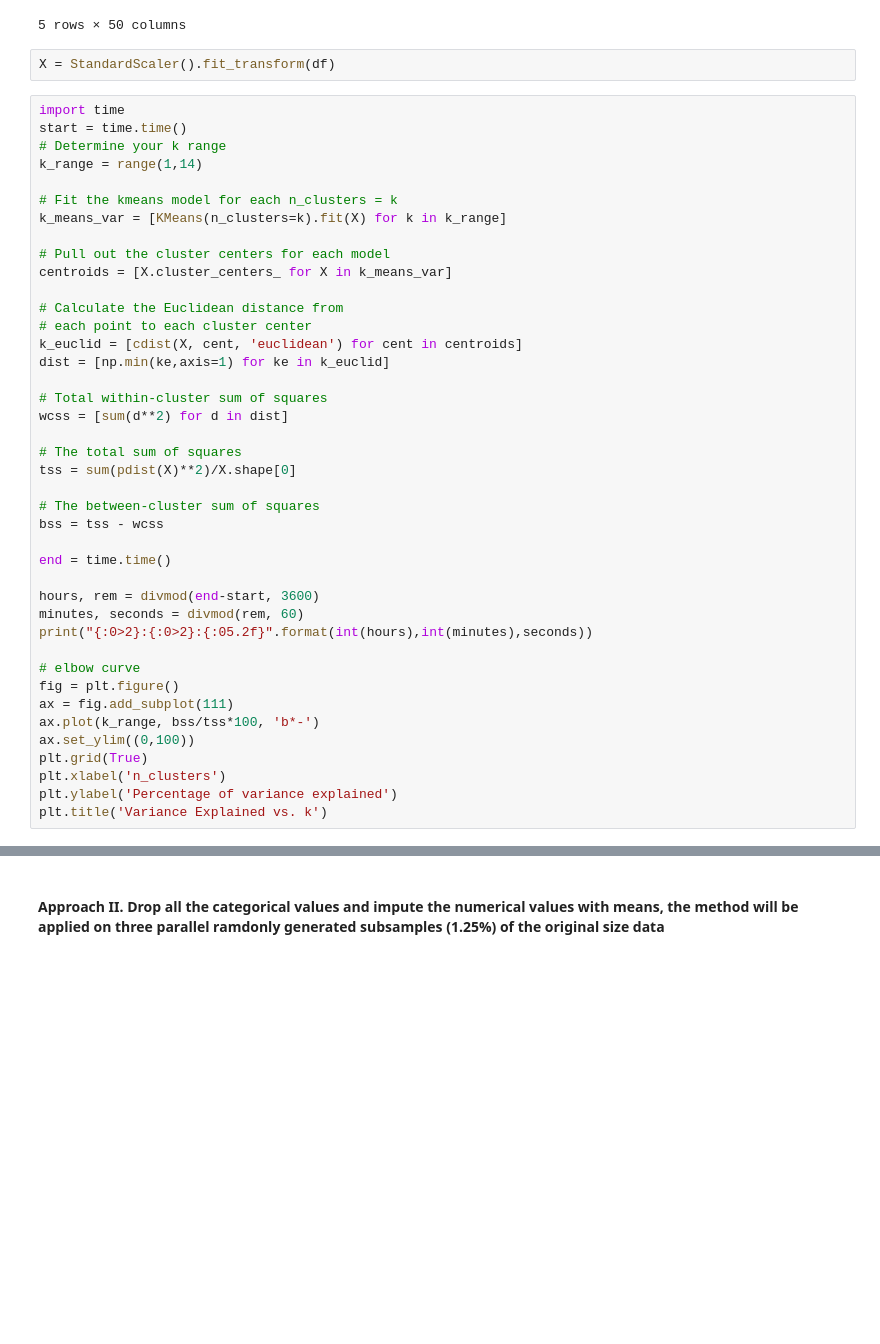
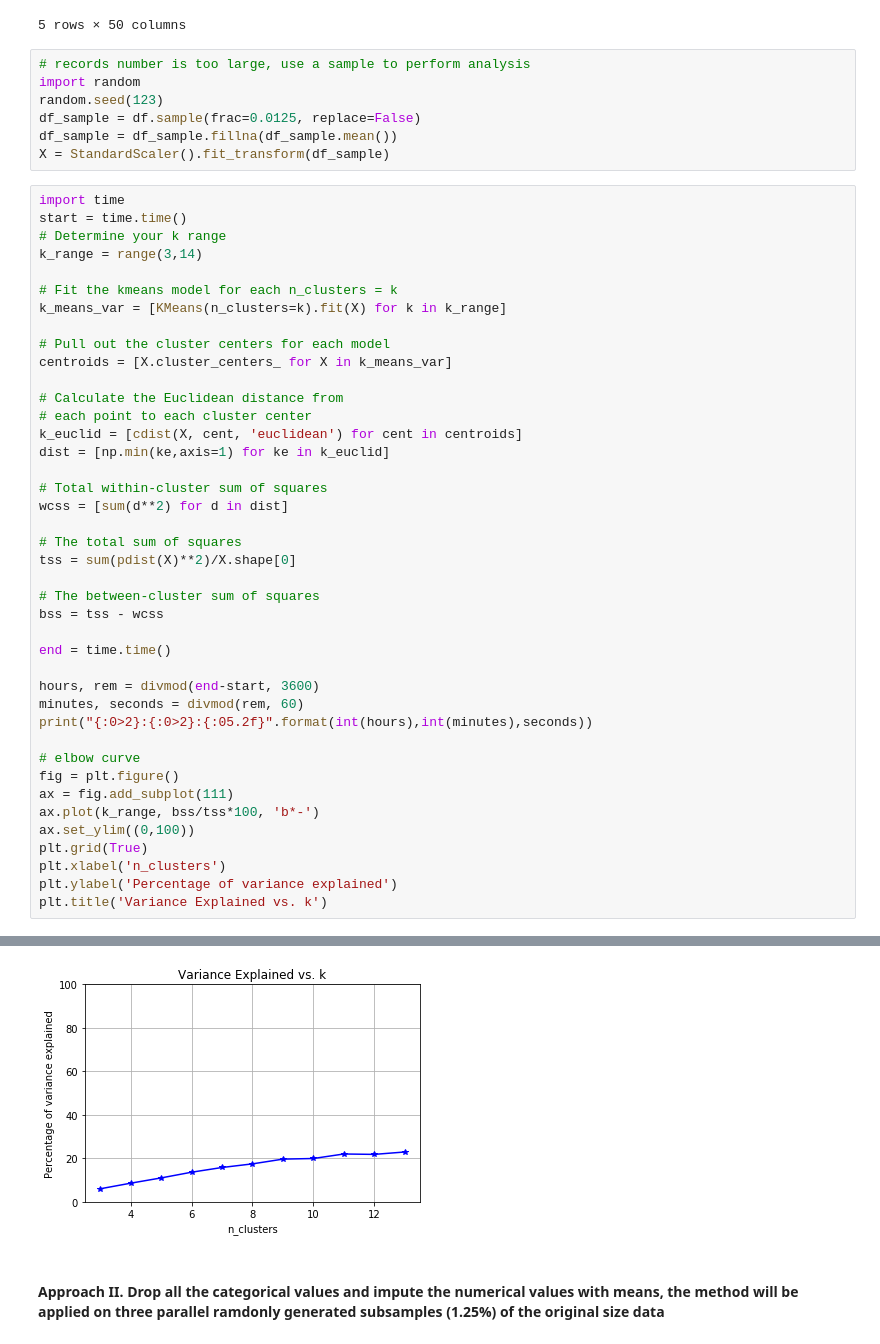
Before and after one commit to mbzhuang/CustomerSegmentationforVAProducts, a Jupyter notebook: Determine+the+number+of+clusters-elbow+method-KMeans-final.ipynb, the cells around one changed output, grey strips where cells are left out. Drawn from its saved outputs; the diff is of its cells as text; blank space fills up the shorter version.

```diff
--- a/Determine+the+number+of+clusters-elbow+method-KMeans-final.ipynb
+++ b/Determine+the+number+of+clusters-elbow+method-KMeans-final.ipynb
@@ -39,13 +38,18 @@ df.head()
 | 3 | 0.029712 | -0.034318 | -0.030695 | 0.060731 | 0.012181 | -0.016642 | 0.008723 | -0.017834 | 0.010362 | 0.002657 | ... | ... |
 | 4 | 0.025381 | 0.002224 | 0.003834 | 0.058334 | -0.019646 | -0.050778 | -0.010127 | -0.063004 | -0.016856 | -0.001206 | ... | ... |
 5 rows × 50 columns
-# %%
-X = StandardScaler().fit_transform(df)
+# %%
+# records number is too large, use a sample to perform analysis
+import random
+random.seed(123)
+df_sample = df.sample(frac=0.0125, replace=False)
+df_sample = df_sample.fillna(df_sample.mean())
+X = StandardScaler().fit_transform(df_sample)
 # %%
 import time
 start = time.time()
 # Determine your k range
-k_range = range(1,14)
+k_range = range(3,14)
 
 # Fit the kmeans model for each n_clusters = k
 k_means_var = [KMeans(n_clusters=k).fit(X) for k in k_range]
@@ -87,3 +92,4 @@ MemoryError:
+[figure, added]
 # %% [markdown]
 #### Approach II. Drop all the categorical values and impute the numerical values with means, the method will be applied on three parallel ramdonly generated subsamples (1.25%) of the original size data
 # %%
```
Also changed, not shown: parts of 8 cells of this notebook, 3 other files.
